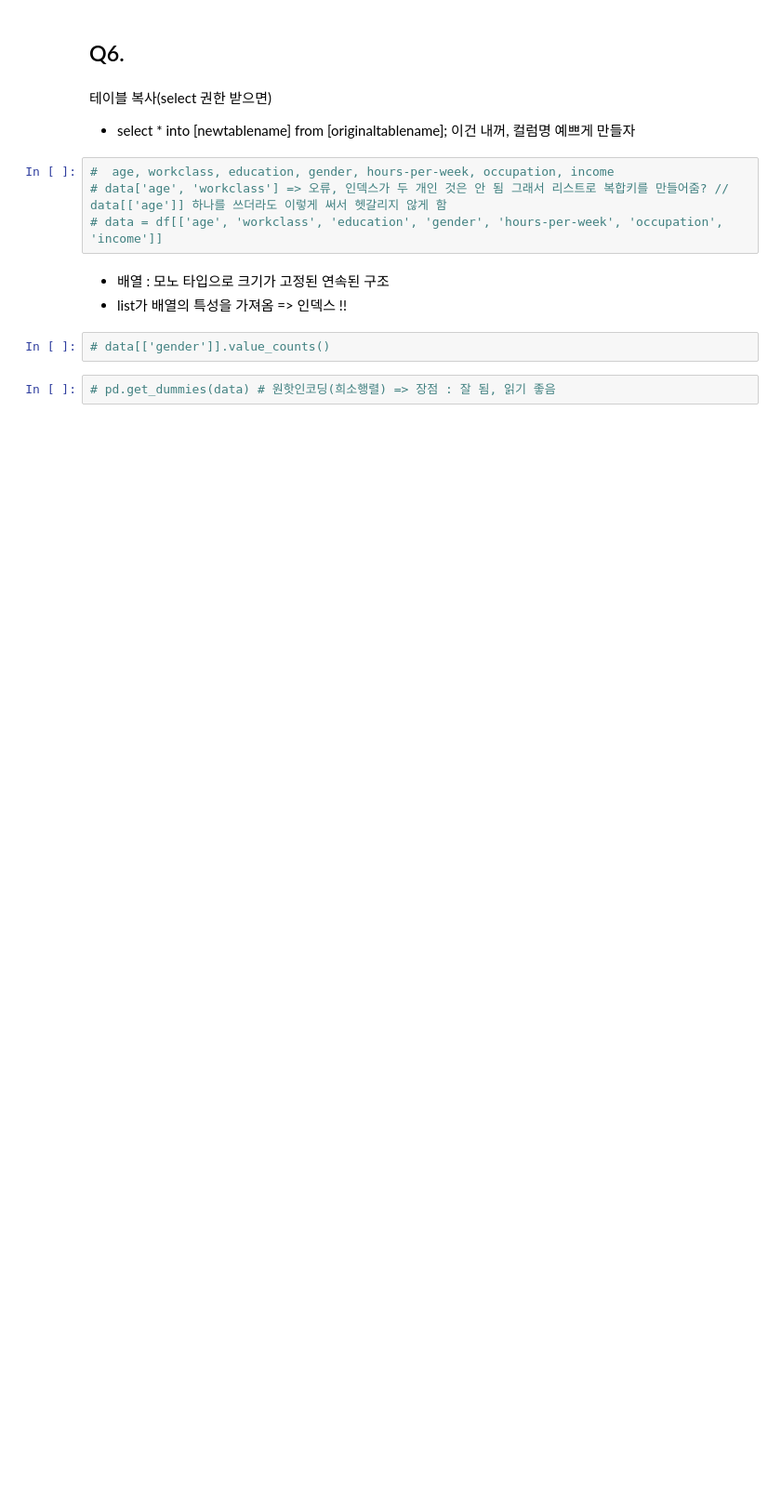
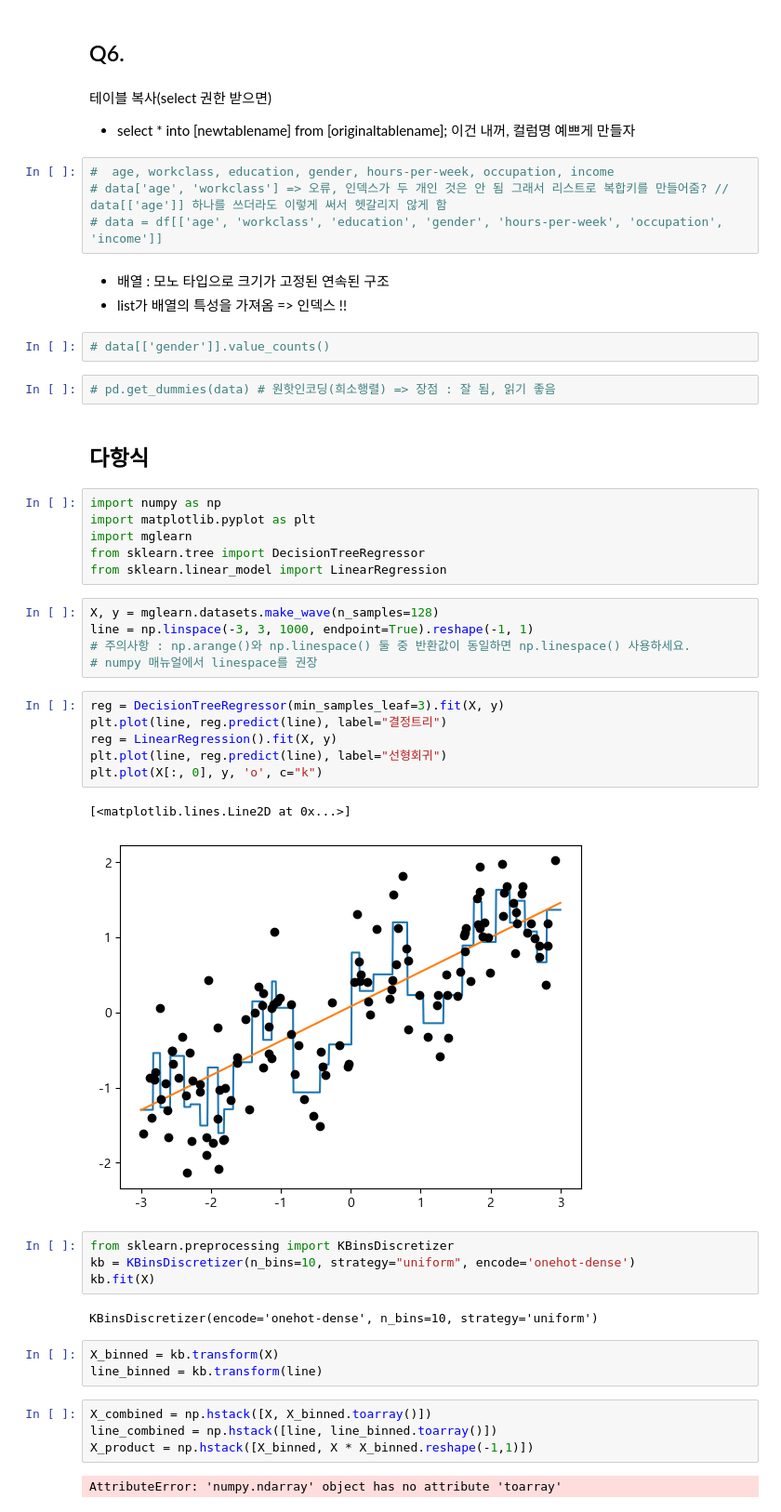
Before and after one commit to nang5587/Python, a Jupyter notebook: 머신러닝/ch04(a).ipynb, the cells around one changed output. Shown at 93% size. Saved outputs shown, nothing was run; the diff lists cells and outputs as text; blank space fills up the shorter version.

```diff
--- a/머신러닝/ch04(a).ipynb
+++ b/머신러닝/ch04(a).ipynb
@@ -159,3 +159,40 @@ occupation_ Exec-managerial: 0.019629802364583362
 # data[['gender']].value_counts()
 # %%
 # pd.get_dummies(data) # 원핫인코딩(희소행렬) => 장점 : 잘 됨, 읽기 좋음
+# %% [markdown]
+## 다항식
+# %%
+import numpy as np
+import matplotlib.pyplot as plt
+import mglearn
+from sklearn.tree import DecisionTreeRegressor
+from sklearn.linear_model import LinearRegression
+# %%
+X, y = mglearn.datasets.make_wave(n_samples=128)
+line = np.linspace(-3, 3, 1000, endpoint=True).reshape(-1, 1)
+# 주의사항 : np.arange()와 np.linespace() 둘 중 반환값이 동일하면 np.linespace() 사용하세요.
+# numpy 매뉴얼에서 linespace를 권장
+# %%
+reg = DecisionTreeRegressor(min_samples_leaf=3).fit(X, y)
+plt.plot(line, reg.predict(line), label="결정트리")
+reg = LinearRegression().fit(X, y)
+plt.plot(line, reg.predict(line), label="선형회귀")
+plt.plot(X[:, 0], y, 'o', c="k")
+# %% [output]
+[<matplotlib.lines.Line2D at 0x...>]
+[figure, added]
+# %%
+from sklearn.preprocessing import KBinsDiscretizer
+kb = KBinsDiscretizer(n_bins=10, strategy="uniform", encode='onehot-dense')
+kb.fit(X)
+# %% [output]
+KBinsDiscretizer(encode='onehot-dense', n_bins=10, strategy='uniform')
+# %%
+X_binned = kb.transform(X)
+line_binned = kb.transform(line)
+# %%
+X_combined = np.hstack([X, X_binned.toarray()])
+line_combined = np.hstack([line, line_binned.toarray()])
+X_product = np.hstack([X_binned, X * X_binned.reshape(-1,1)])
+# %% [output]
+AttributeError: 'numpy.ndarray' object has no attribute 'toarray'
```
Also changed, not shown: parts of 15 cells of this notebook, 2 other files.
